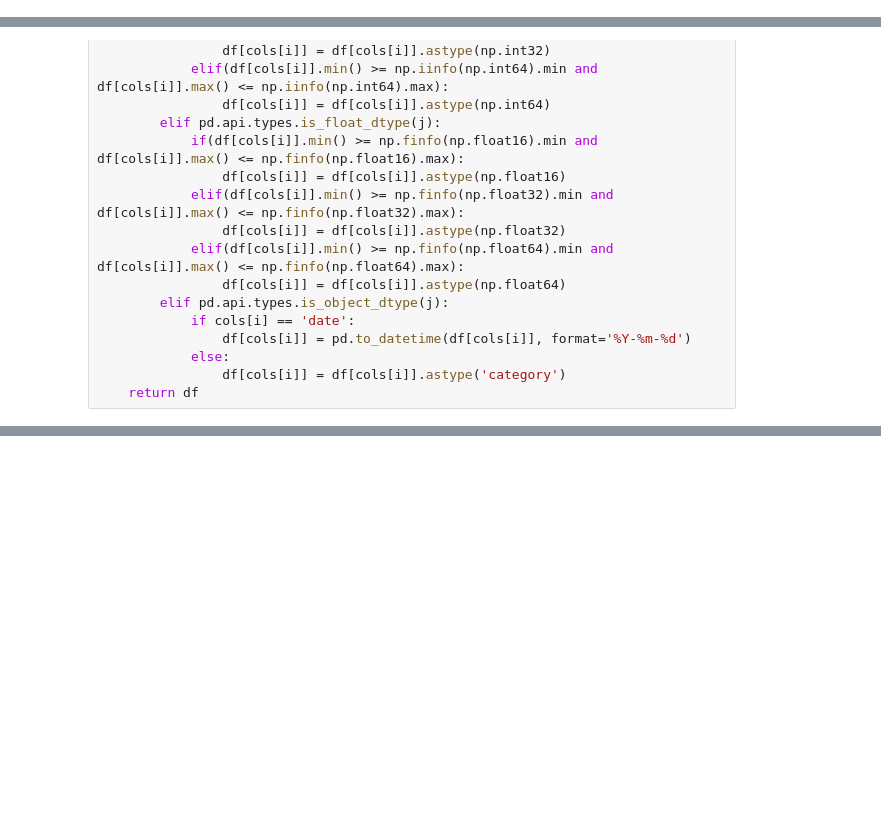
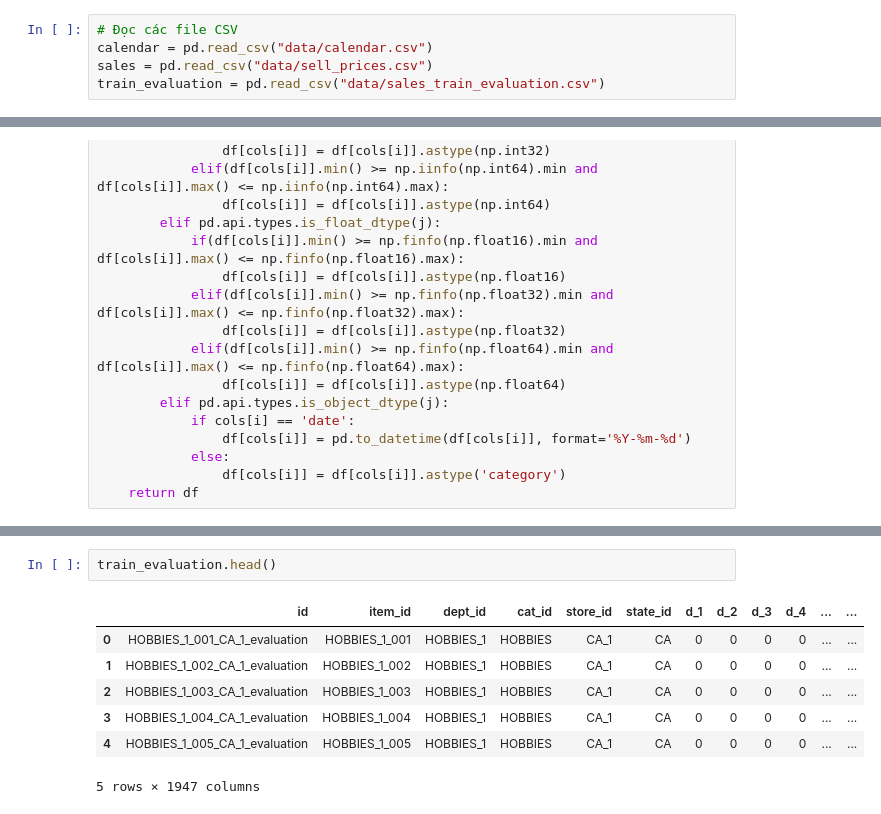
Before and after one commit to thangcn1943/Order_Suggestion, a Jupyter notebook: preprocess_data.ipynb, the cells around one changed output, grey strips where cells are left out. Drawn from its saved outputs; the diff is of its cells as text; blank space fills up the shorter version.

```diff
--- a/preprocess_data.ipynb
+++ b/preprocess_data.ipynb
@@ -4,3 +35,8 @@ import pandas as pd
+# %%
+# Đọc các file CSV
+calendar = pd.read_csv("data/calendar.csv")
+sales = pd.read_csv("data/sell_prices.csv")
+train_evaluation = pd.read_csv("data/sales_train_evaluation.csv")
 # %%
 def downtype(df):
     cols = df.dtypes.index.tolist()
@@ -30,0 +85,10 @@ def downtype(df):
+# %%
+train_evaluation.head()
+# %% [output]
+|  | id | item_id | dept_id | cat_id | store_id | state_id | d_1 | d_2 | d_3 | d_4 | ... | ... |
+| 0 | HOBBIES_1_001_CA_1_evaluation | HOBBIES_1_001 | HOBBIES_1 | HOBBIES | CA_1 | CA | 0 | 0 | 0 | 0 | ... | ... |
+| 1 | HOBBIES_1_002_CA_1_evaluation | HOBBIES_1_002 | HOBBIES_1 | HOBBIES | CA_1 | CA | 0 | 0 | 0 | 0 | ... | ... |
+| 2 | HOBBIES_1_003_CA_1_evaluation | HOBBIES_1_003 | HOBBIES_1 | HOBBIES | CA_1 | CA | 0 | 0 | 0 | 0 | ... | ... |
+| 3 | HOBBIES_1_004_CA_1_evaluation | HOBBIES_1_004 | HOBBIES_1 | HOBBIES | CA_1 | CA | 0 | 0 | 0 | 0 | ... | ... |
+| 4 | HOBBIES_1_005_CA_1_evaluation | HOBBIES_1_005 | HOBBIES_1 | HOBBIES | CA_1 | CA | 0 | 0 | 0 | 0 | ... | ... |
+5 rows × 1947 columns
```
Also changed, not shown: parts of 30 cells of this notebook, 1 other file.
